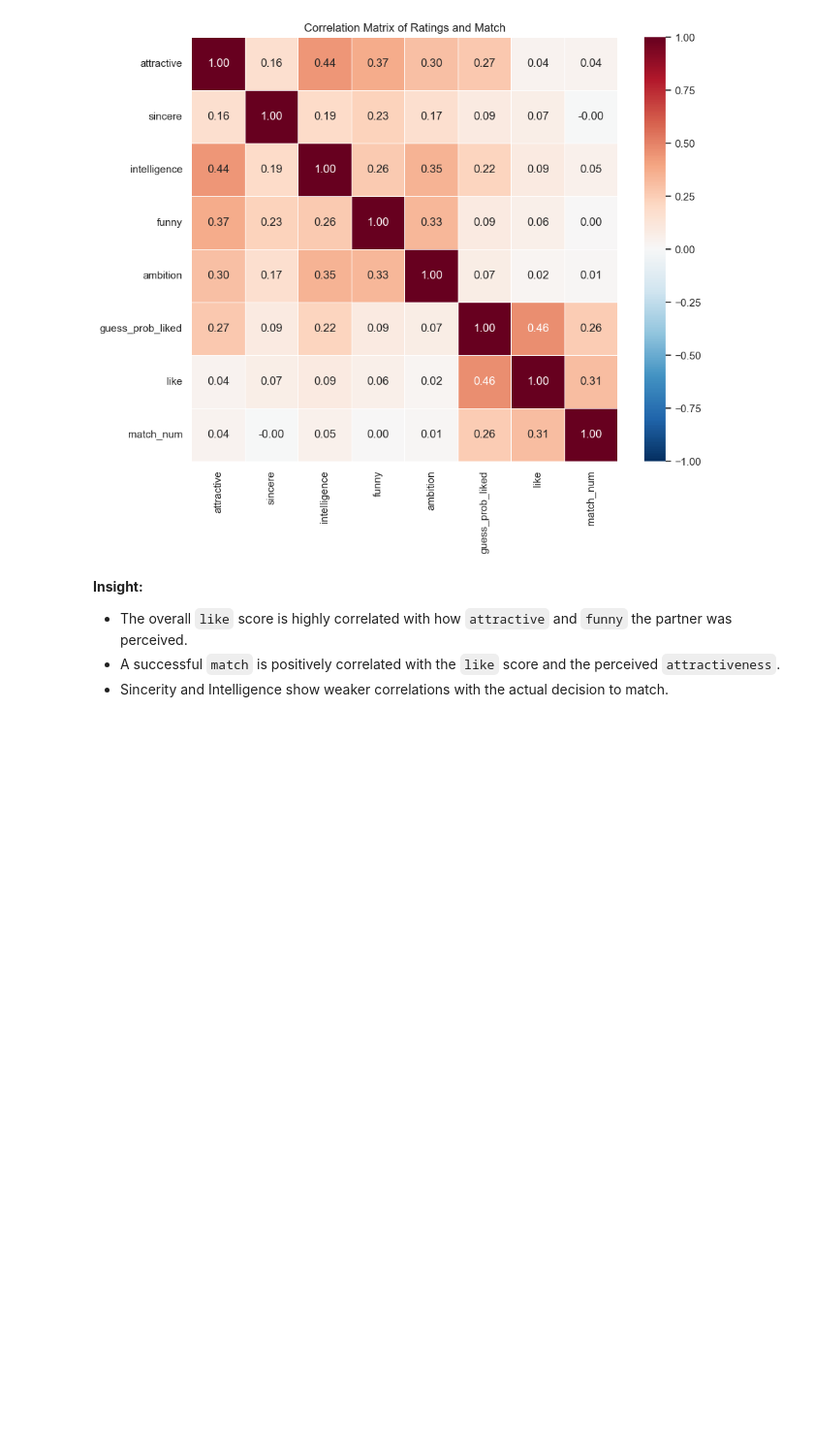
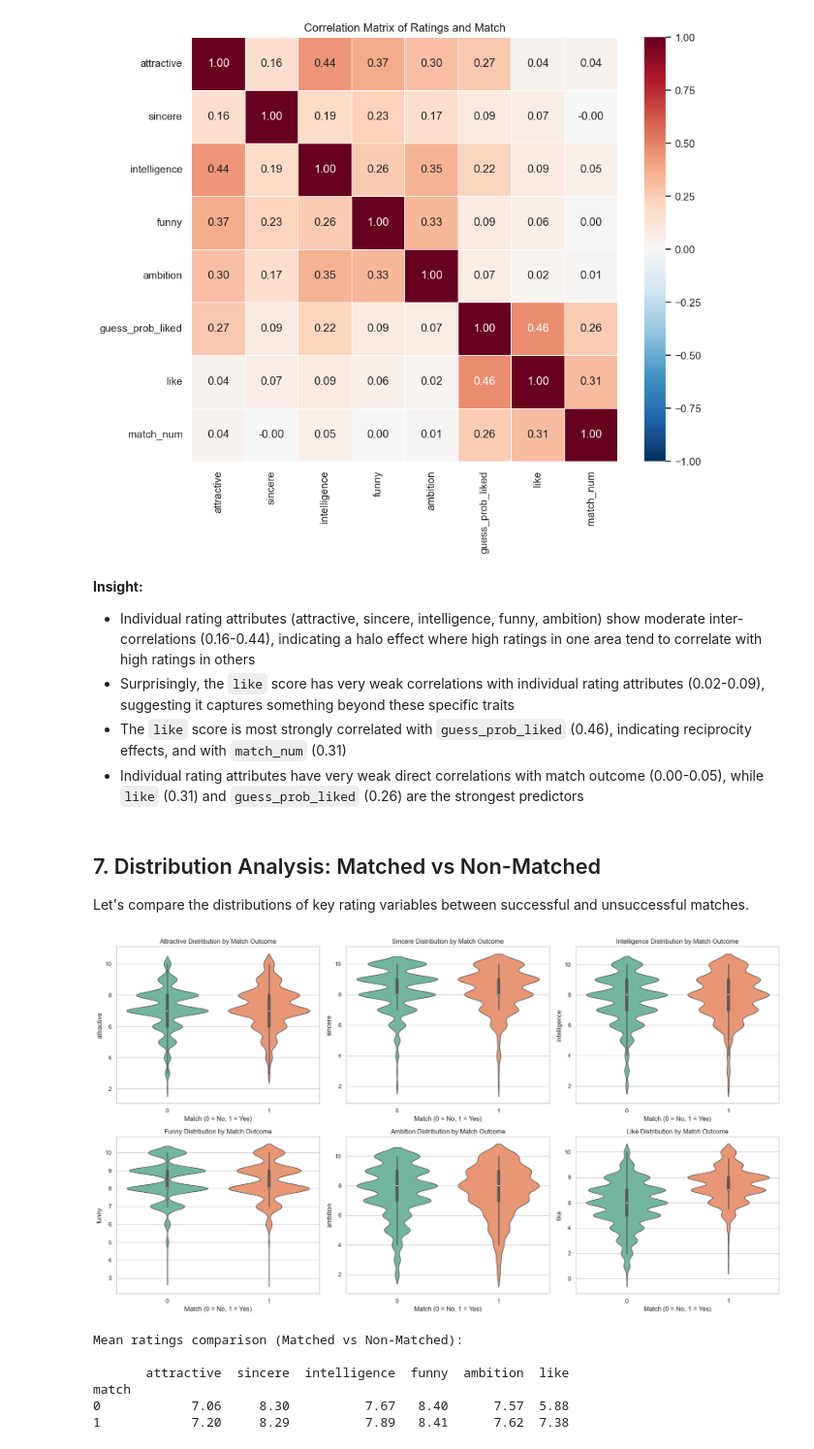
Before and after one commit to sahurai/NSIETE-Project-1, a Jupyter notebook: notebooks/EDA.ipynb, the cells around one changed output. Shown at 97% size. Drawn from its saved outputs; the diff is of its cells as text; code cells hidden in the pictures; blank space fills up the shorter version.

```diff
--- a/notebooks/EDA.ipynb
+++ b/notebooks/EDA.ipynb
@@ -194,6 +197,36 @@ plt.show()
 [figure]
 # %% [markdown]
 **Insight:**
-- The overall `like` score is highly correlated with how `attractive` and `funny` the partner was perceived.
-- A successful `match` is positively correlated with the `like` score and the perceived `attractiveness`.
-- Sincerity and Intelligence show weaker correlations with the actual decision to match.
+- Individual rating attributes (attractive, sincere, intelligence, funny, ambition) show moderate inter-correlations (0.16-0.44), indicating a halo effect where high ratings in one area tend to correlate with high ratings in others
+- Surprisingly, the `like` score has very weak correlations with individual rating attributes (0.02-0.09), suggesting it captures something beyond these specific traits
+- The `like` score is most strongly correlated with `guess_prob_liked` (0.46), indicating reciprocity effects, and with `match_num` (0.31)
+- Individual rating attributes have very weak direct correlations with match outcome (0.00-0.05), while `like` (0.31) and `guess_prob_liked` (0.26) are the strongest predictors
+# %% [markdown]
+## 7. Distribution Analysis: Matched vs Non-Matched
+Let's compare the distributions of key rating variables between successful and unsuccessful matches.
+# %%
+# Compare distributions of ratings for matched vs non-matched pairs
+fig, axes = plt.subplots(2, 3, figsize=(18, 10))
+axes = axes.flatten()
+
+rating_features = ['attractive', 'sincere', 'intelligence', 'funny', 'ambition', 'like']
+
+for idx, col in enumerate(rating_features):
+    sns.violinplot(data=df, x='match', y=col, ax=axes[idx], palette='Set2')
+    axes[idx].set_title(f'{col.capitalize()} Distribution by Match Outcome')
+    axes[idx].set_xlabel('Match (0 = No, 1 = Yes)')
+
+plt.tight_layout()
+plt.show()
+
+# Statistical comparison
+print("Mean ratings comparison (Matched vs Non-Matched):\n")
+print(df.groupby('match')[rating_features].mean().round(2))
+# %% [output]
+[figure, added]
+Mean ratings comparison (Matched vs Non-Matched):
+
+       attractive  sincere  intelligence  funny  ambition  like
+match
+0            7.06     8.30          7.67   8.40      7.57  5.88
+1            7.20     8.29          7.89   8.41      7.62  7.38
```
Also changed, not shown: parts of 23 cells of this notebook, 1 other file.
